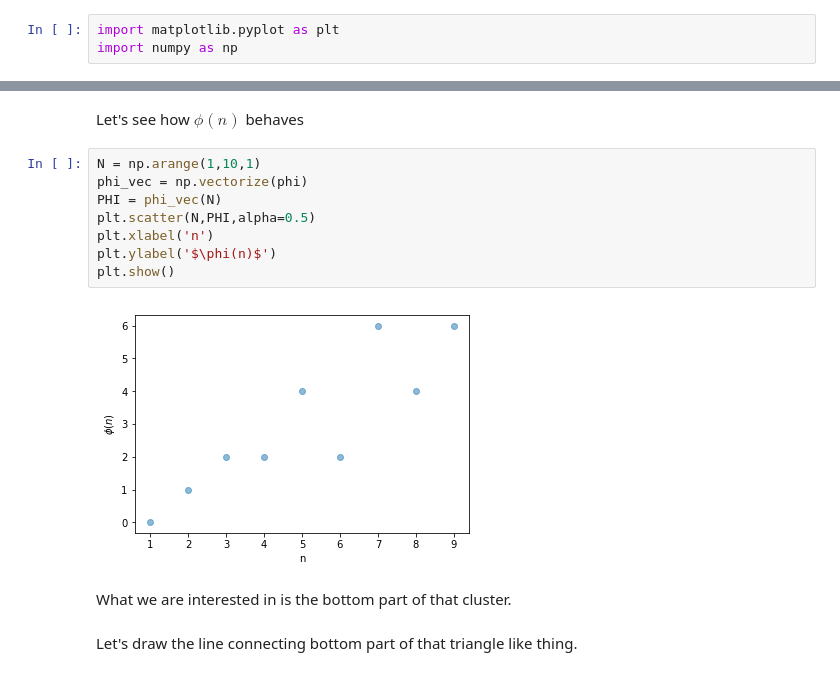
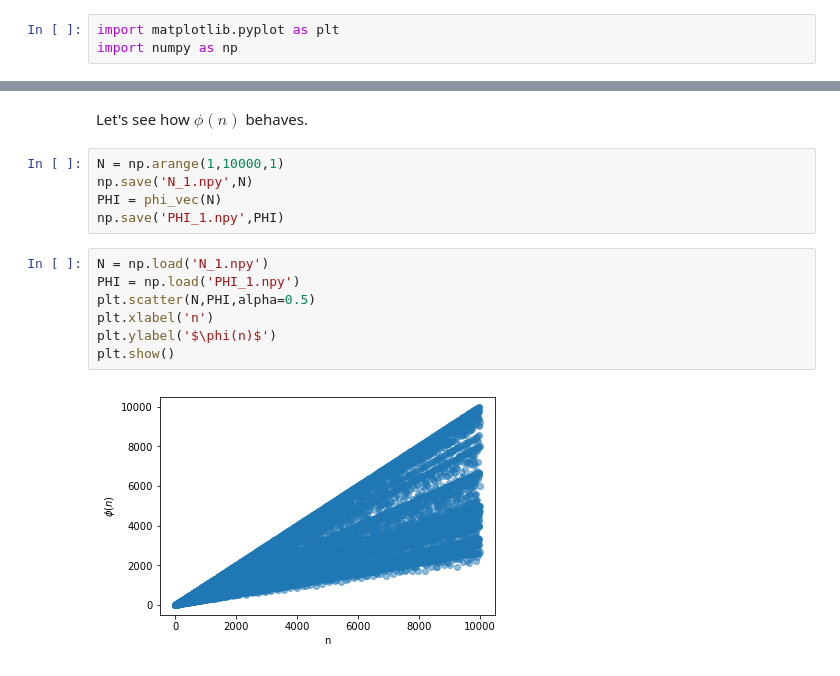
Before and after one commit to aquiire/math, a Jupyter notebook: h(n).ipynb, the cells around one changed output, grey strips where cells are left out. Saved outputs shown, nothing was run; the diff lists cells and outputs as text.

```diff
--- a/h(n).ipynb
+++ b/h(n).ipynb
@@ -35,18 +72,18 @@ def tau(n):
             counter += 1
     return counter
 # %% [markdown]
-Let's see how $\phi(n)$ behaves
+Let's see how $\phi(n)$ behaves.
+# %%
+N = np.arange(1,10000,1)
+np.save('N_1.npy',N)
+PHI = phi_vec(N)
+np.save('PHI_1.npy',PHI)
 # %%
-N = np.arange(1,10,1)
-phi_vec = np.vectorize(phi)
-PHI = phi_vec(N)
+N = np.load('N_1.npy')
+PHI = np.load('PHI_1.npy')
 plt.scatter(N,PHI,alpha=0.5)
 plt.xlabel('n')
 plt.ylabel('$\phi(n)$')
 plt.show()
 # %% [output]
-[figure, old version]
+[figure, new version]
-# %% [markdown]
-What we are interested in is the bottom part of that cluster.
-# %% [markdown]
-Let's draw the line connecting bottom part of that triangle like thing.
```
Also changed, not shown: parts of 18 cells of this notebook.
